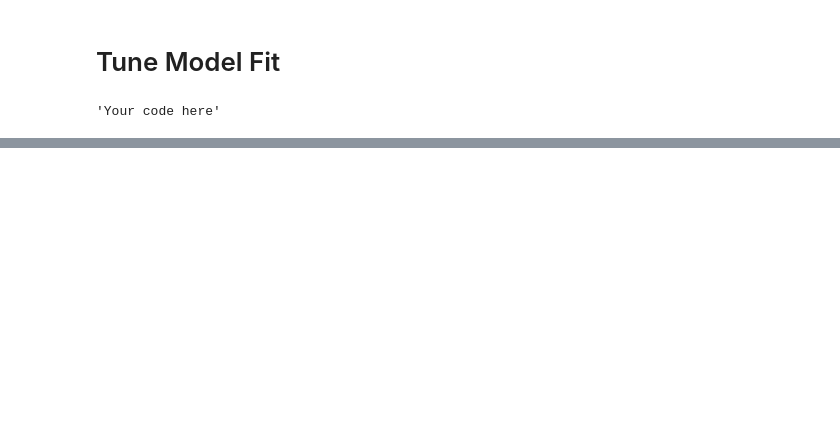
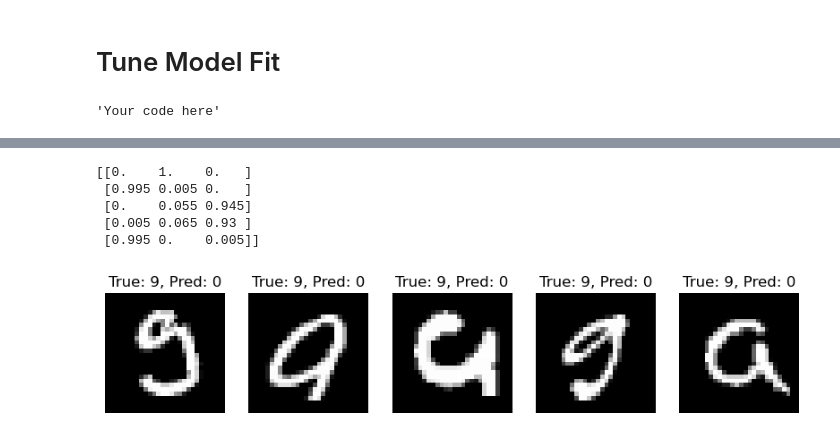
Before and after one commit to KelvynBladen/ml_intro, a Jupyter notebook: mnist_worksheet1.ipynb, the cells around one changed output, grey strips where cells are left out. Saved outputs shown, nothing was run; the diff lists cells and outputs as text; code cells hidden in the pictures; blank space fills up the shorter version.

```diff
--- a/mnist_worksheet1.ipynb
+++ b/mnist_worksheet1.ipynb
@@ -45,4 +46,7 @@ print(x_train[1].shape)
 # The random forest will use the pixel values as features, so give it a dataset of flat vectors like
 # the one we used for the fashion_mnist example.
 
-'Your code here'
+x_train_flat = x_train.reshape(x_train.shape[0], -1)
+print(x_train_flat.shape)
+print(y_train.shape)
+x_test_flat = x_test.reshape(x_test.shape[0], -1)
@@ -74,11 +90,18 @@ print(x_train[1].shape)
 # %% [markdown]
 ## Simple Model Fit
 # %%
+from sklearn.ensemble import RandomForestClassifier
+from sklearn.metrics import accuracy_score
+
+rf = RandomForestClassifier(n_estimators=200, random_state=42)
+
 # Fit a simple random forest. Make sure it has at least 100 trees, Probably not more than 1000 trees.
+rf.fit(x_train_7_9_0, y_train_7_9_0)
 
-'Your code here'
+y_test_pred = rf.predict(x_test_7_9_0)
 
 # Generate predictions on the test set and calculate the overall accuracy of the model on the test set.
-
-'Your code here'
+# Calculate the accuracy on the test data
+test_accuracy = accuracy_score(y_test_7_9_0, y_test_pred)
+print(f'Test Accuracy: {test_accuracy}')
 # %% [output]
@@ -117,0 +181,32 @@ print(x_train[1].shape)
+# %%
+# Plot some of the misclassifications.
+# Find the indices of misclassified samples
+y_test_pred_proba = rf.predict_proba(x_test_7_9_0)
+print(y_test_pred_proba[:5])
+misclassified_indices = [i for i in range(len(y_test_7_9_0)) if y_test_pred[i] != y_test_7_9_0[i]]
+
+# Calculate the probabilities of the predicted class for misclassified samples
+misclassified_probs = [y_test_pred_proba[idx][1] if y_test_7_9_0[idx] == 7 else y_test_pred_proba[idx][0] for idx in misclassified_indices]
+
+# Get the indices of the 5 worst misclassifications (highest probabilities for the wrong class)
+worst_misclassified_indices = [misclassified_indices[i] for i in sorted(range(len(misclassified_probs)), key=lambda i: misclassified_probs[i], reverse=True)[:5]]
+
+# Plot the 5 worst misclassified samples
+plt.figure(figsize=(10, 5))
+
+for i, idx in enumerate(worst_misclassified_indices):
+    plt.subplot(1, 5, i + 1)
+    plt.imshow(x_test_7_9_0[idx].reshape(28, 28), cmap='gray')
+    plt.title(f'True: {y_test_7_9_0[idx]}, Pred: {y_test_pred[idx]}')
+    plt.axis('off')
+
+plt.show()
+
+# Can you see why the model made the misclassifications it did?
+# %% [output]
+[[0.    1.    0.   ]
+ [0.995 0.005 0.   ]
+ [0.    0.055 0.945]
+ [0.005 0.065 0.93 ]
+ [0.995 0.    0.005]]
+[figure, added]
```
Also changed, not shown: parts of 8 cells of this notebook.
